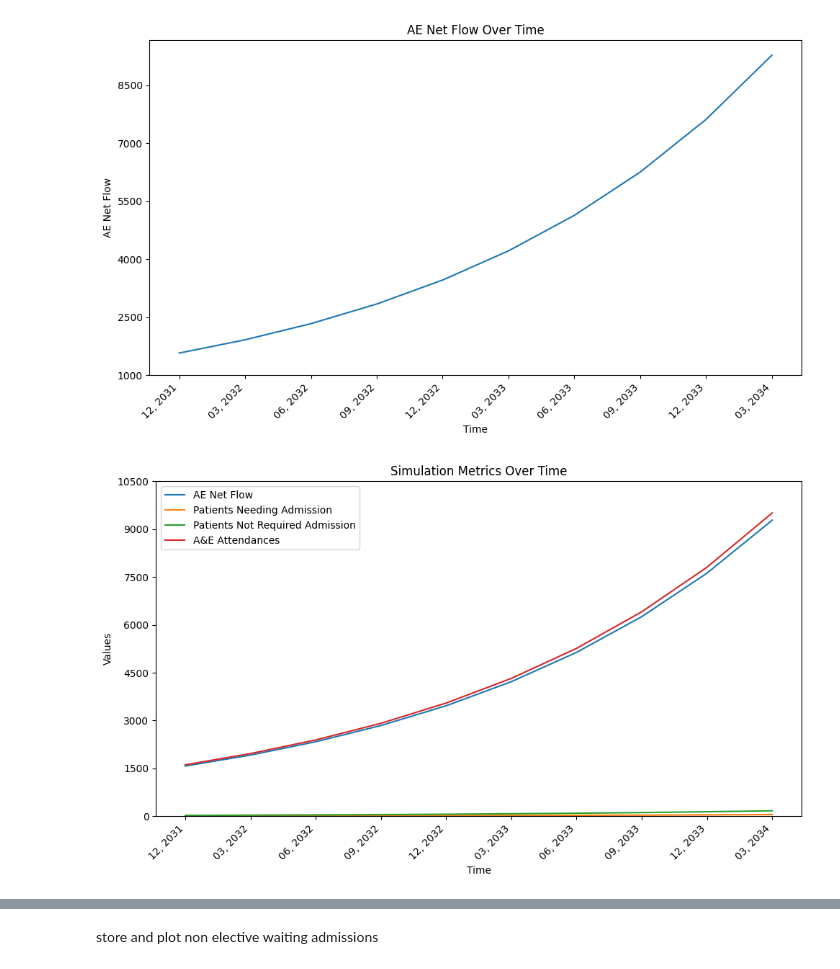
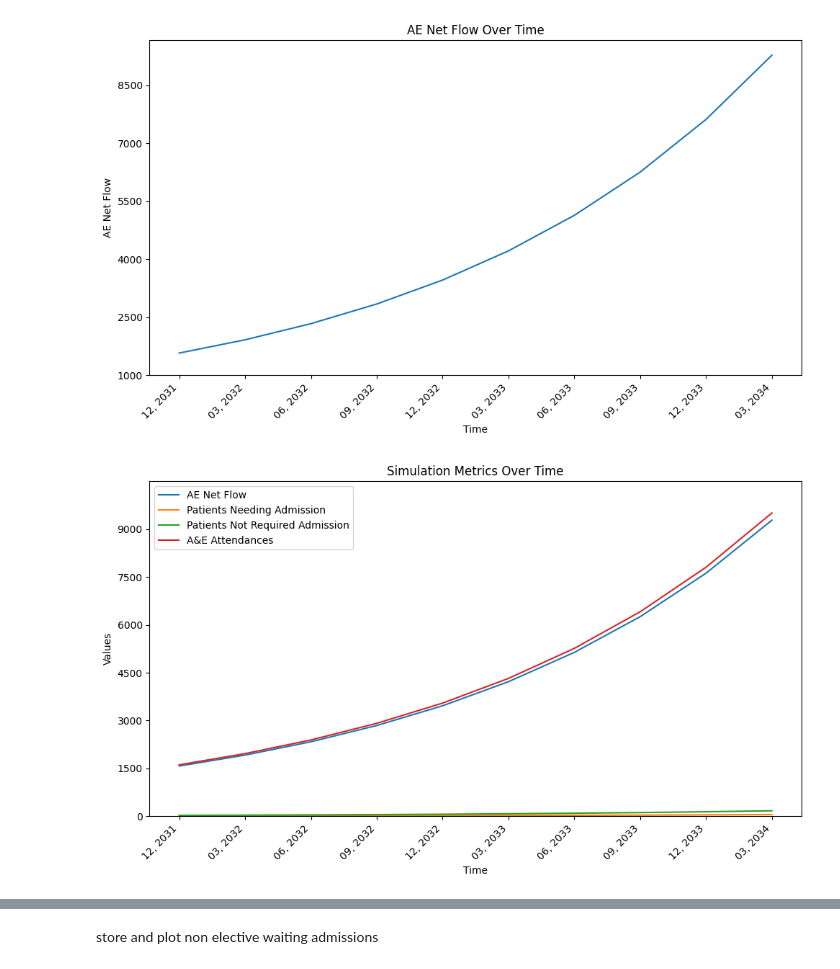
Before and after one commit to sayoneenandi/waiting_in_aNe, a Jupyter notebook: All3_Models_Copy_of_System_Dynamics_Hospital.ipynb, the cells around one changed output, grey strips where cells are left out. Cells and saved outputs as stored; diff of their text form; code cells hidden in the pictures.

```diff
--- a/All3_Models_Copy_of_System_Dynamics_Hospital.ipynb
+++ b/All3_Models_Copy_of_System_Dynamics_Hospital.ipynb
@@ -672,55 +893,52 @@ plt.show()
 # %% [output]
 [figure]
 # %%
-# Load the simulation results from the CSV file (replace 'simulation_results.csv' with your actual file name)
+
 simulation_results_df = pd.read_csv('simulation_results.csv')
 
-# Convert the 'Time (weeks)' column to datetime format
 simulation_results_df['Time'] = pd.to_datetime(simulation_results_df['Time'], format='%d-%m-%Y')
 
-# Calculate the maximum value rounded up to the nearest 500
+
 max_value = math.ceil(simulation_results_df[['AE Net Flow', 'Patients Needing Admission', 'Patients Not Required Admission', 'A&E Attendances']].max().max() / 500) * 500
 
-# Plotting the time series of different metrics against Time
-plt.figure(figsize=(10, 6))  # Adjust figure size as needed
 
-# Plotting AE Net Flow
+plt.figure(figsize=(10, 6))
+
+# AE stockflow plotting
 plt.plot(simulation_results_df['Time'], simulation_results_df['AE Net Flow'], label='AE Net Flow')
 
-# Plotting Patients Needing Admission
+# Patients needing admisison plotting
 plt.plot(simulation_results_df['Time'], simulation_results_df['Patients Needing Admission'], label='Patients Needing Admission')
 
-# Plotting Patients Not Required Admission
+#  Patients Not Required Admission
 plt.plot(simulation_results_df['Time'], simulation_results_df['Patients Not Required Admission'], label='Patients Not Required Admission')
 
-# Plotting A&E Attendances
+#  A&E Attendances
 plt.plot(simulation_results_df['Time'], simulation_results_df["A&E Attendances"], label='A&E Attendances')
 
-# Giving title to the chart using plt.title
+
 plt.title('Simulation Metrics Over Time')
 
-# Set the number of x-axis tick labels to be displayed
-num_tick_labels = 10  # Adjust as needed
+num_tick_labels = 10
 
-# Choose indices for tick locations
+
 tick_indices = np.linspace(0, len(simulation_results_df) - 1, num=num_tick_labels, dtype=int)
 
-# Use tick_indices to set tick positions and labels
+
 plt.xticks(simulation_results_df['Time'][tick_indices], simulation_results_df['Time'][tick_indices].dt.strftime('%m, %Y'), rotation=45, ha='right')
 
-# Setting y-axis limits and intervals
-plt.ylim(0, max_value + 500)  # Adjust the upper limit as needed
-plt.yticks(np.arange(0, max_value + 1000, 1500))
 
-# Providing x and y label to the chart
+plt.ylim(0, max_value + 500)
+plt.yticks(np.arange(0, max_value + 200, 1500))
+
+
 plt.xlabel('Time')
 plt.ylabel('Values')
 
-# Adding legends
+
 plt.legend()
 
-# Display the plot
 plt.tight_layout()
 plt.show()
 # %% [output]
-[figure, old version]
+[figure, new version]
```
Also changed, not shown: parts of 23 cells of this notebook.
